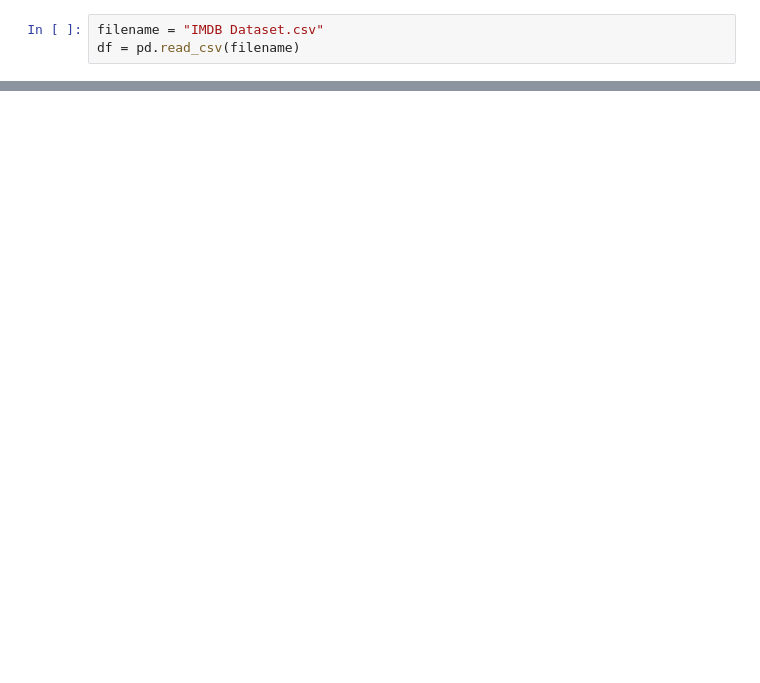
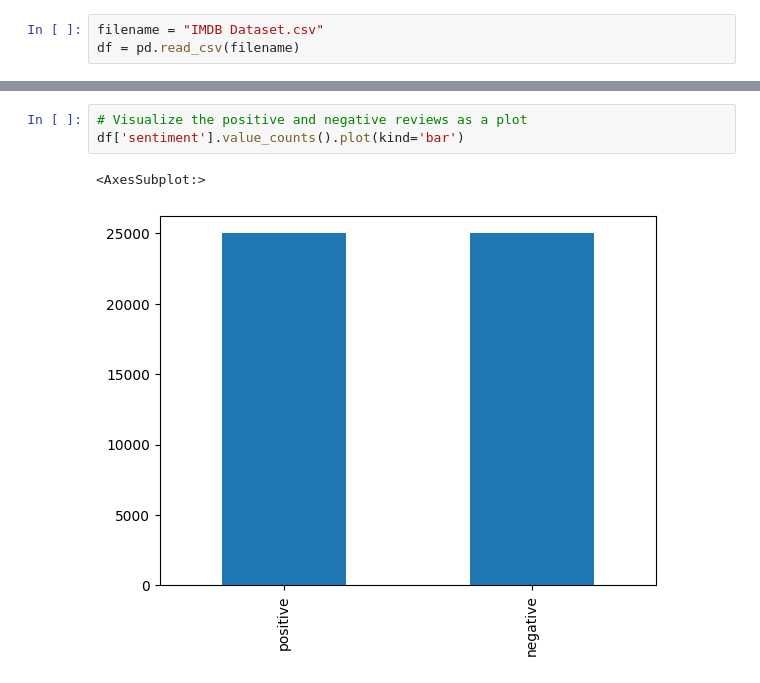
Before and after one commit to theevildoof/Fellowship.AI-challenge, a Jupyter notebook: Model.ipynb, the cells around one changed output, grey strips where cells are left out. Saved outputs shown, nothing was run; the diff lists cells and outputs as text; blank space fills up the shorter version.

```diff
--- a/Model.ipynb
+++ b/Model.ipynb
@@ -14,0 +35,6 @@ df.head()
+# %%
+# Visualize the positive and negative reviews as a plot
+df['sentiment'].value_counts().plot(kind='bar')
+# %% [output]
+<AxesSubplot:>
+[figure, added]
```
Also changed, not shown: parts of 85 cells of this notebook, 1 other file.
